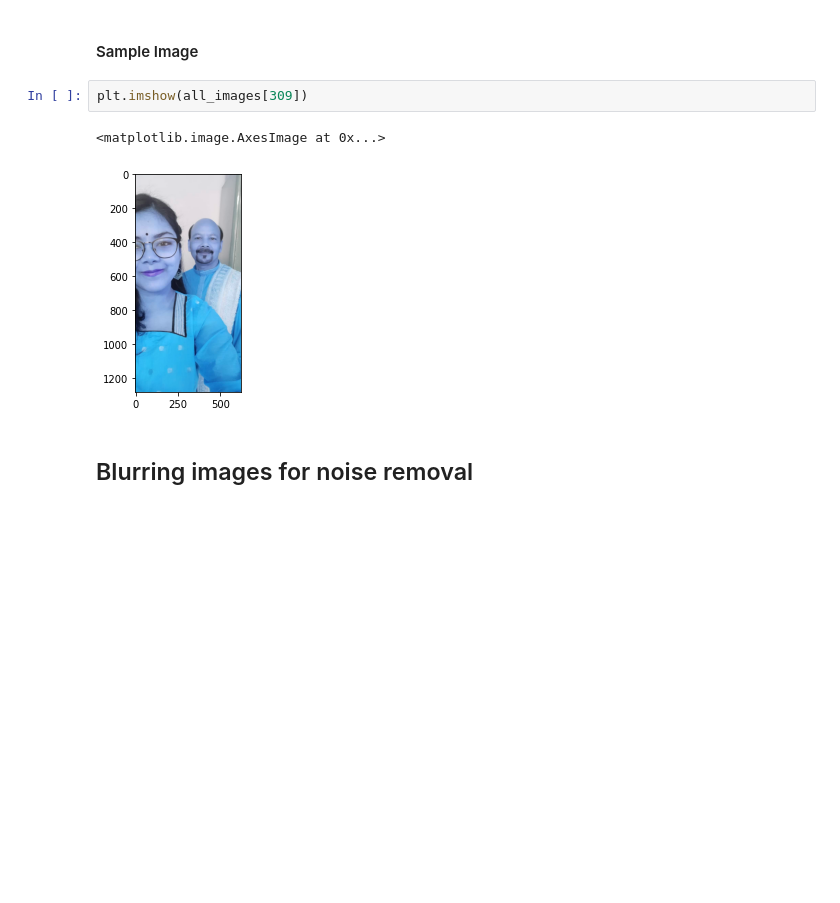
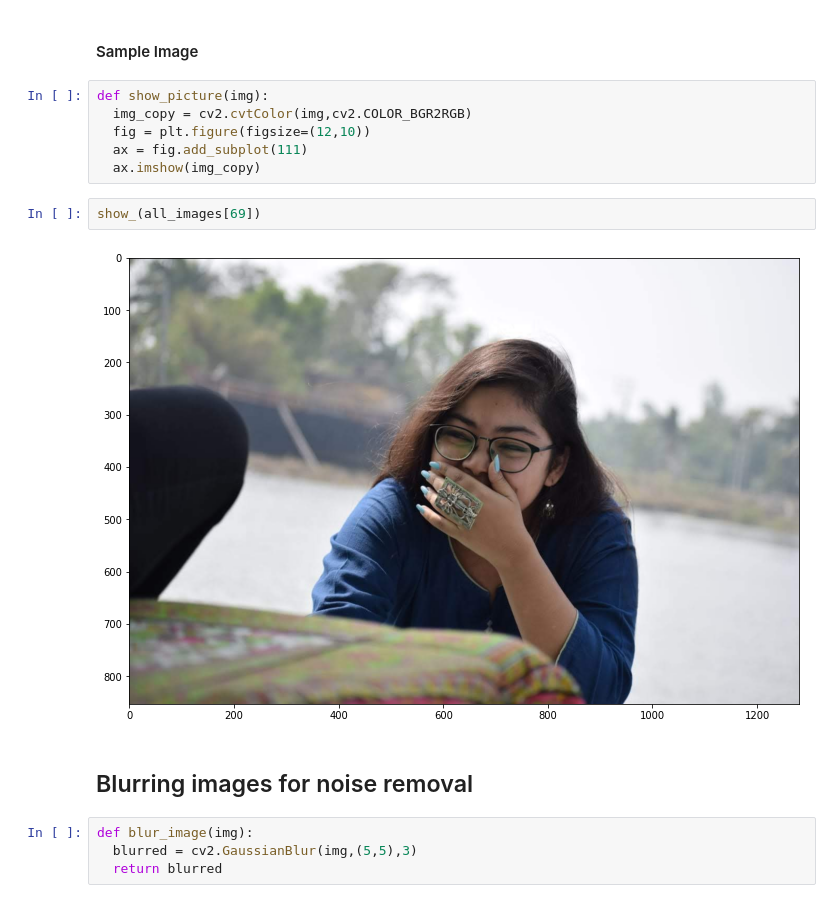
Before and after one commit to seraph-wing/Face_Similarity-Score, a Jupyter notebook: Project(colab)/Face_Similarity_score.ipynb, the cells around one changed output. Saved outputs shown, nothing was run; the diff lists cells and outputs as text; blank space fills up the shorter version.

```diff
--- a/Project(colab)/Face_Similarity_score.ipynb
+++ b/Project(colab)/Face_Similarity_score.ipynb
@@ -65,10 +88,19 @@ print("Number of images found : "+str(len(all_images)))
 Number of images found : 400
 # %% [markdown]
 #### Sample Image
-# %%
-plt.imshow(all_images[309])
-# %% [output]
-<matplotlib.image.AxesImage at 0x...>
-[figure, removed]
+# %%
+def show_picture(img):
+  img_copy = cv2.cvtColor(img,cv2.COLOR_BGR2RGB)
+  fig = plt.figure(figsize=(12,10))
+  ax = fig.add_subplot(111)
+  ax.imshow(img_copy)
+# %%
+show_(all_images[69])
+# %% [output]
+[figure, added]
 # %% [markdown]
 ## Blurring images for noise removal
+# %%
+def blur_image(img):
+  blurred = cv2.GaussianBlur(img,(5,5),3)
+  return blurred
```
Also changed, not shown: parts of 14 cells of this notebook.
